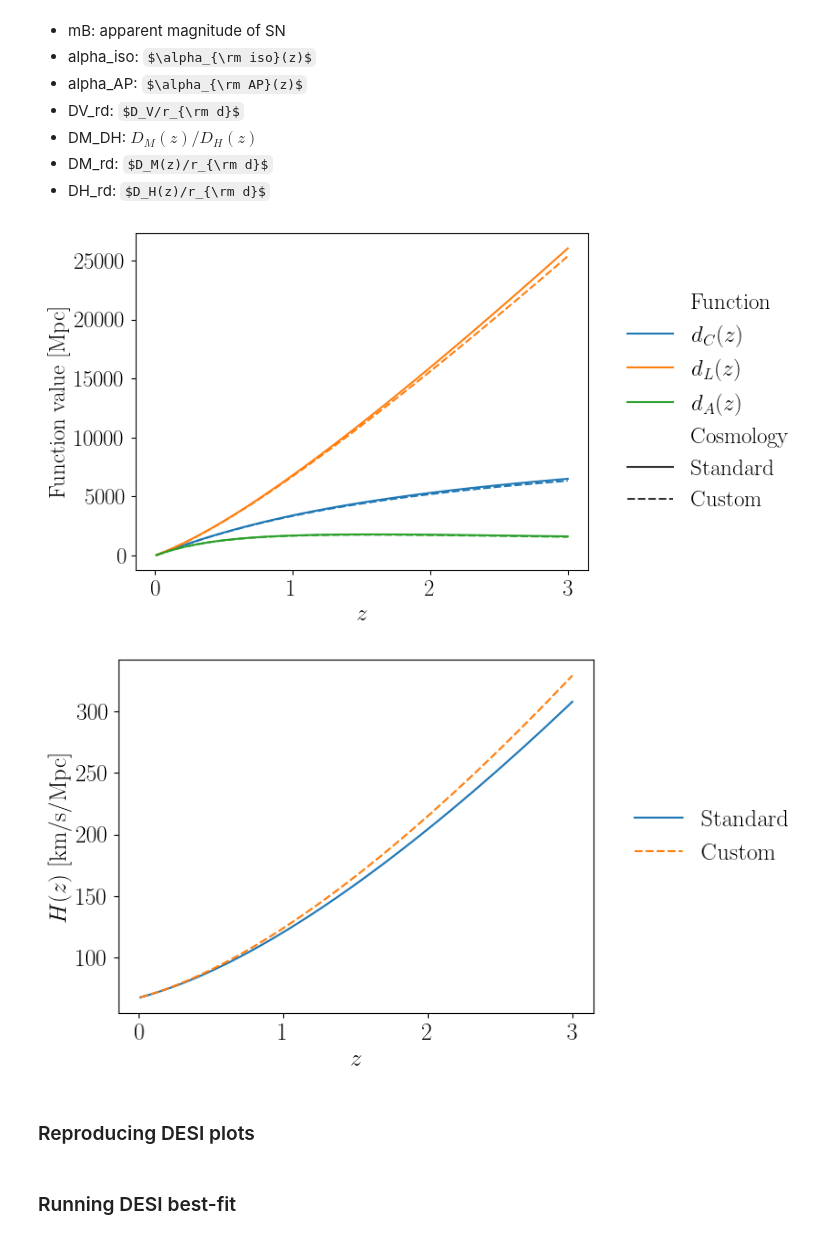
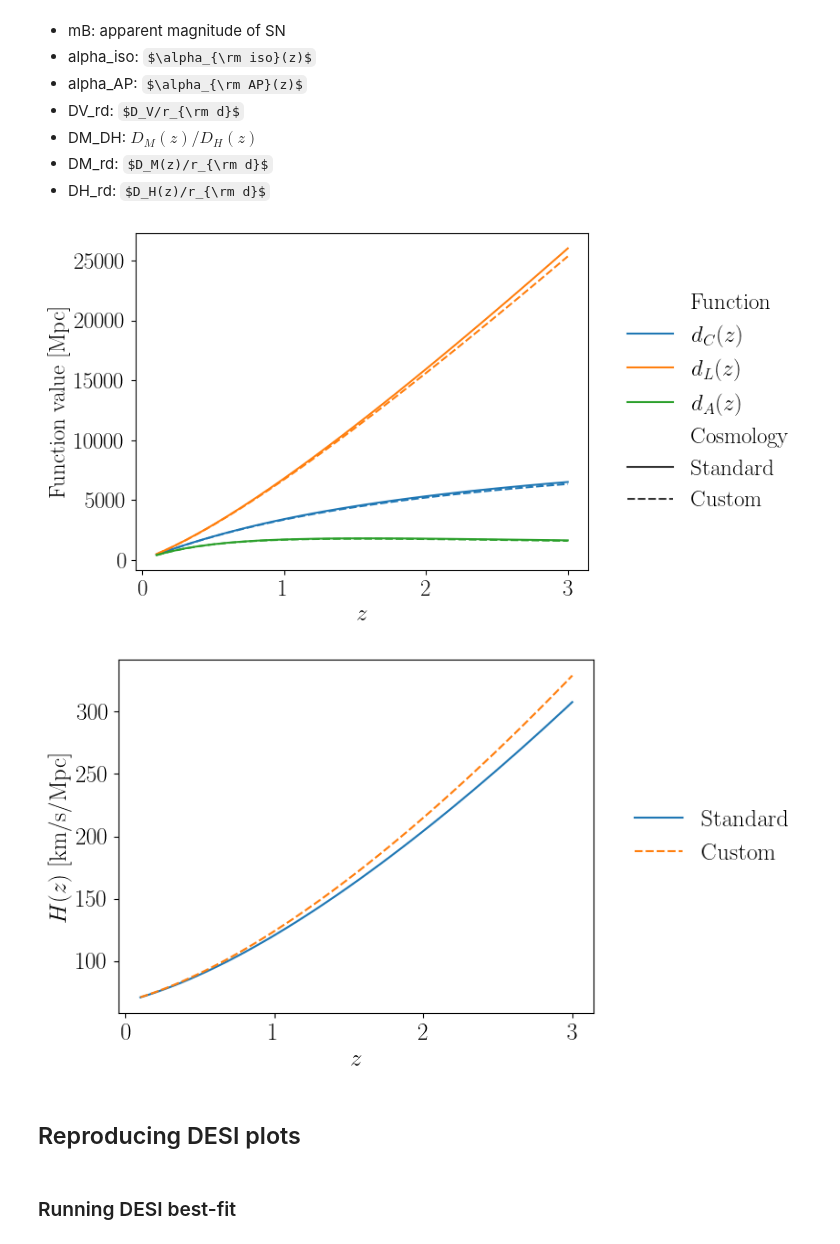
Before and after one commit to chiaradeleo1/CANDI, a Jupyter notebook: DEMO_theory.ipynb, the cells around one changed output. Saved outputs shown, nothing was run; the diff lists cells and outputs as text; code cells hidden in the pictures; some formulas as TeX source.

```diff
--- a/DEMO_theory.ipynb
+++ b/DEMO_theory.ipynb
@@ -82,7 +84,9 @@ $$
 custom_params = {'cosmology': 'Custom',
                  'parameters': {'H0': 67.36,
                                 'omegam': 0.3153,
-                                'Delta': 0.1}}
+                                'Delta': 0.1,
+                                'Gamma': 0.,
+                                'ombh2': 0.02237}}
 # %% [markdown]
 ## Fiducial cosmology
 
@@ -144,7 +144,7 @@ The output of the theory code is a set of cosmological quantities, returned as a
 - DM_rd: $D_M(z)/r_{\rm d}$
 - DH_rd: $D_H(z)/r_{\rm d}$
 # %%
-zplot = np.linspace(0.01,3,100)
+zplot = np.linspace(0.1,3,100)
 
 std_df = pd.DataFrame({'z': zplot,
                        r'$d_C(z)$': standard_results.comoving(zplot),
@@ -162,37 +162,37 @@ cus_df = pd.DataFrame({'z': zplot,
                        r'$d_A(z)$': custom_results.dA(zplot),
                        r'$H(z)$': custom_results.H_kmsMpc(zplot),
                        'Cosmology': 'Custom'})
 
 cus_melt_df = pd.melt(cus_df,id_vars=['z','Cosmology'],value_vars=[r'$d_C(z)$',r'$d_L(z)$',r'$d_A(z)$'],
                       var_name='Function',value_name='value')
 
 results = pd.concat([std_melt_df,cus_melt_df],ignore_index=True)
 #results = results[results['Cosmology']=='Custom']
 plt.figure()
 sb.lineplot(results,x='z',y='value',hue='Function',style='Cosmology')
 plt.xlabel(r'$z$')
 plt.ylabel('Function value [Mpc]')
 plt.legend(**sidelegend);
 
 
 std_melt_df = pd.melt(std_df,id_vars=['z','Cosmology'],value_vars=[r'$H(z)$'],
                       var_name='Function',value_name='value')
 
 cus_melt_df = pd.melt(cus_df,id_vars=['z','Cosmology'],value_vars=[r'$H(z)$'],
                       var_name='Function',value_name='value')
 
 results = pd.concat([std_melt_df,cus_melt_df],ignore_index=True)
 #results = results[results['Cosmology']=='Custom']
 plt.figure()
 sb.lineplot(results,x='z',y='value',hue='Cosmology',style='Cosmology')
 plt.xlabel(r'$z$')
 plt.ylabel(r'$H(z)$ [km/s/Mpc]')
 plt.legend(**sidelegend);
 # %% [output]
-[figure, old version]
+[figure, new version]
-[figure, old version]
+[figure, new version]
 # %% [markdown]
-### Reproducing DESI plots
+## Reproducing DESI plots
 # %% [markdown]
 ### Running DESI best-fit
 # %%
```
Also changed, not shown: parts of 13 cells of this notebook, 4 other files.
